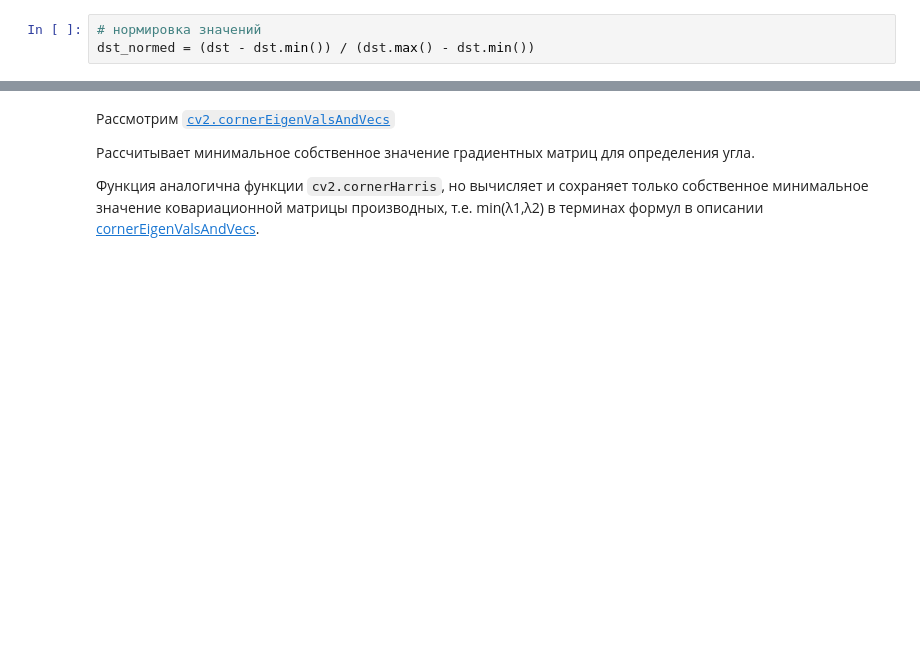
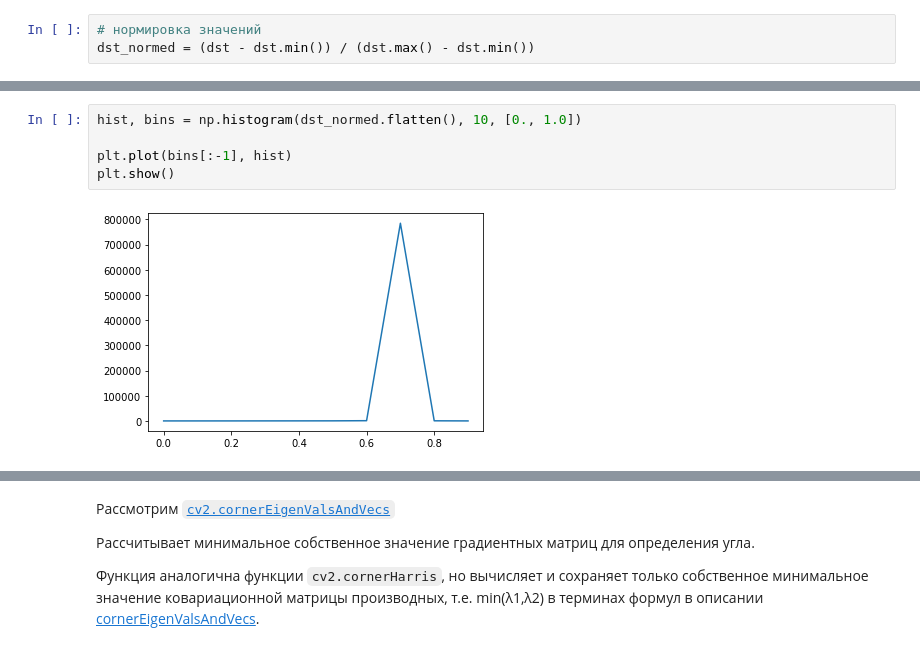
Before and after one commit to ml-dafe/cv_mipt_major, a Jupyter notebook: week_05_local_features/seminar_05.ipynb, the cells around one changed output, grey strips where cells are left out. Drawn from its saved outputs; the diff is of its cells as text; blank space fills up the shorter version.

```diff
--- a/week_05_local_features/seminar_05.ipynb
+++ b/week_05_local_features/seminar_05.ipynb
@@ -137,3 +141,10 @@ plt.show()
+# %%
+hist, bins = np.histogram(dst_normed.flatten(), 10, [0., 1.0])
+
+plt.plot(bins[:-1], hist)
+plt.show()
+# %% [output]
+[figure, added]
 # %%
 # Порог для оптимального значения, он может варьироваться в зависимости от изображения
 draw_image = image.copy()
```
Also changed, not shown: parts of 8 cells of this notebook, 38 other files.
